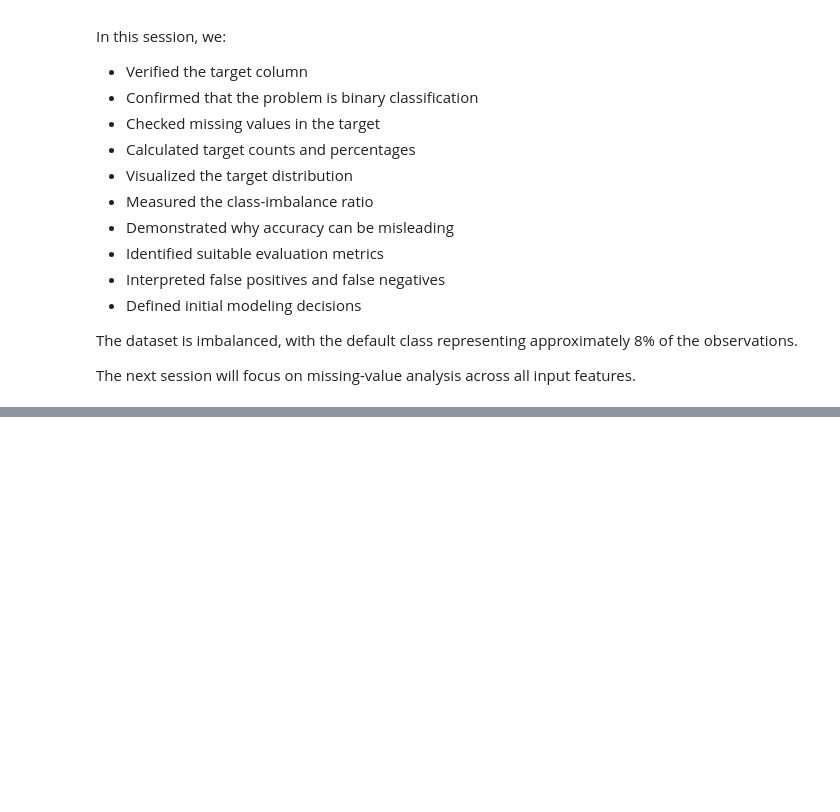
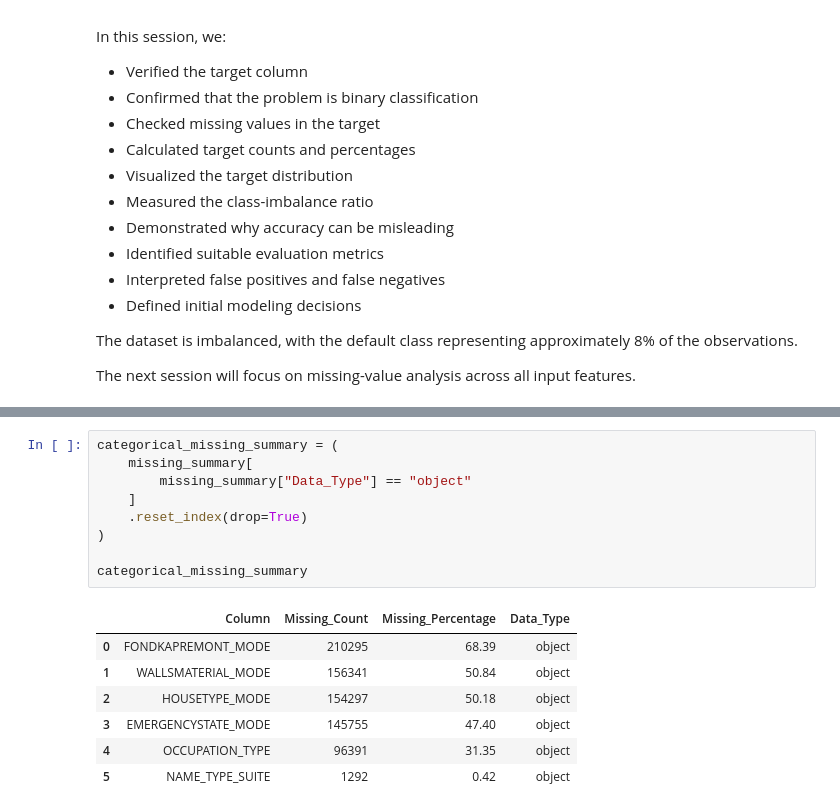
Before and after one commit to Abhilash0079/MachineLearningProjects, a Jupyter notebook: Loan_Default_Risk_Prediction/notebooks/01_EDA.ipynb, the cells around one changed output, grey strips where cells are left out. Drawn from its saved outputs; the diff is of its cells as text; blank space fills up the shorter version.

```diff
--- a/Loan_Default_Risk_Prediction/notebooks/01_EDA.ipynb
+++ b/Loan_Default_Risk_Prediction/notebooks/01_EDA.ipynb
@@ -610,0 +993,17 @@ The next session will focus on missing-value analysis across all input features.
+# %%
+categorical_missing_summary = (
+    missing_summary[
+        missing_summary["Data_Type"] == "object"
+    ]
+    .reset_index(drop=True)
+)
+
+categorical_missing_summary
+# %% [output]
+|  | Column | Missing_Count | Missing_Percentage | Data_Type |
+| 0 | FONDKAPREMONT_MODE | 210295 | 68.39 | object |
+| 1 | WALLSMATERIAL_MODE | 156341 | 50.84 | object |
+| 2 | HOUSETYPE_MODE | 154297 | 50.18 | object |
+| 3 | EMERGENCYSTATE_MODE | 145755 | 47.40 | object |
+| 4 | OCCUPATION_TYPE | 96391 | 31.35 | object |
+| 5 | NAME_TYPE_SUITE | 1292 | 0.42 | object |
```
Also changed, not shown: parts of 44 cells of this notebook.
